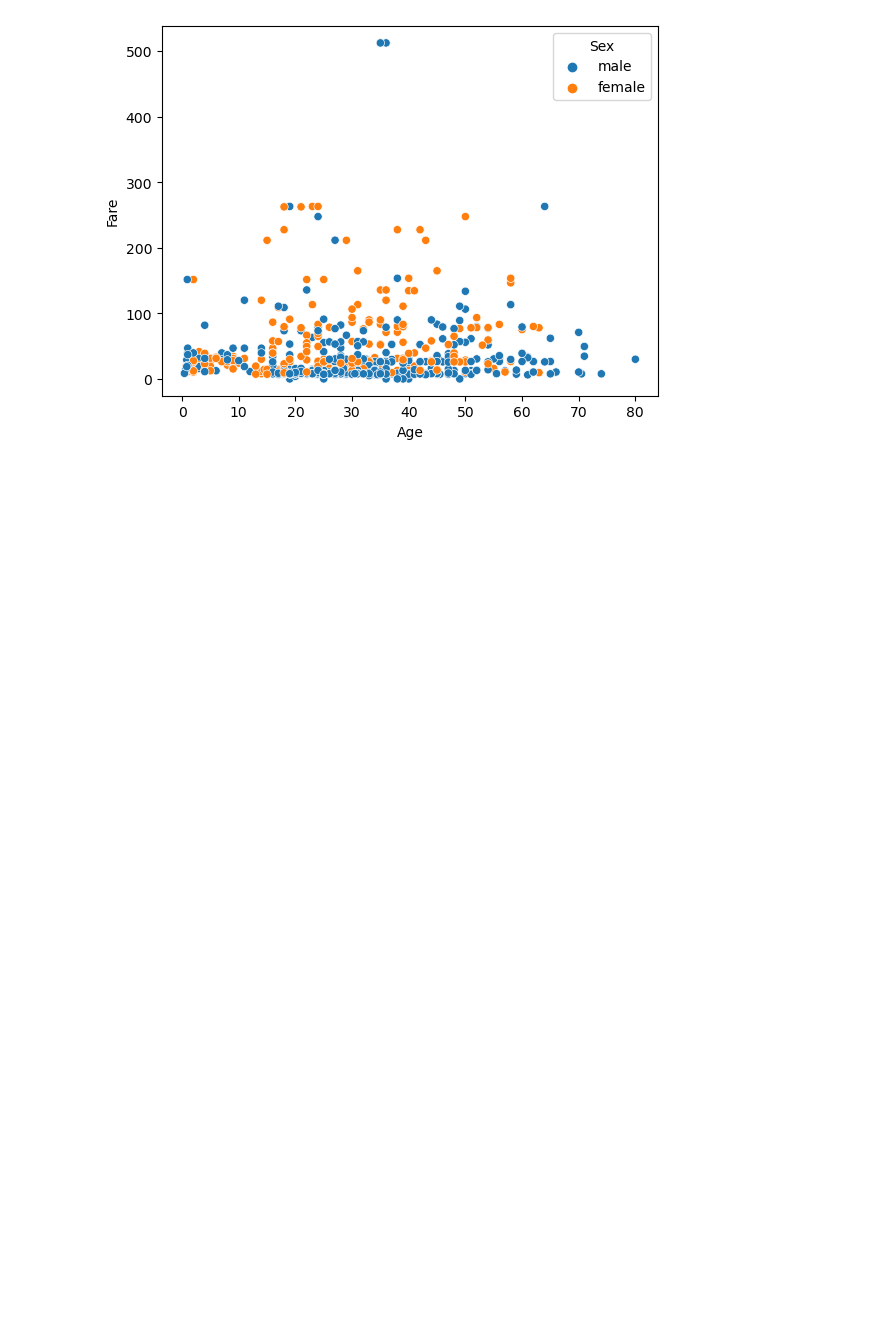
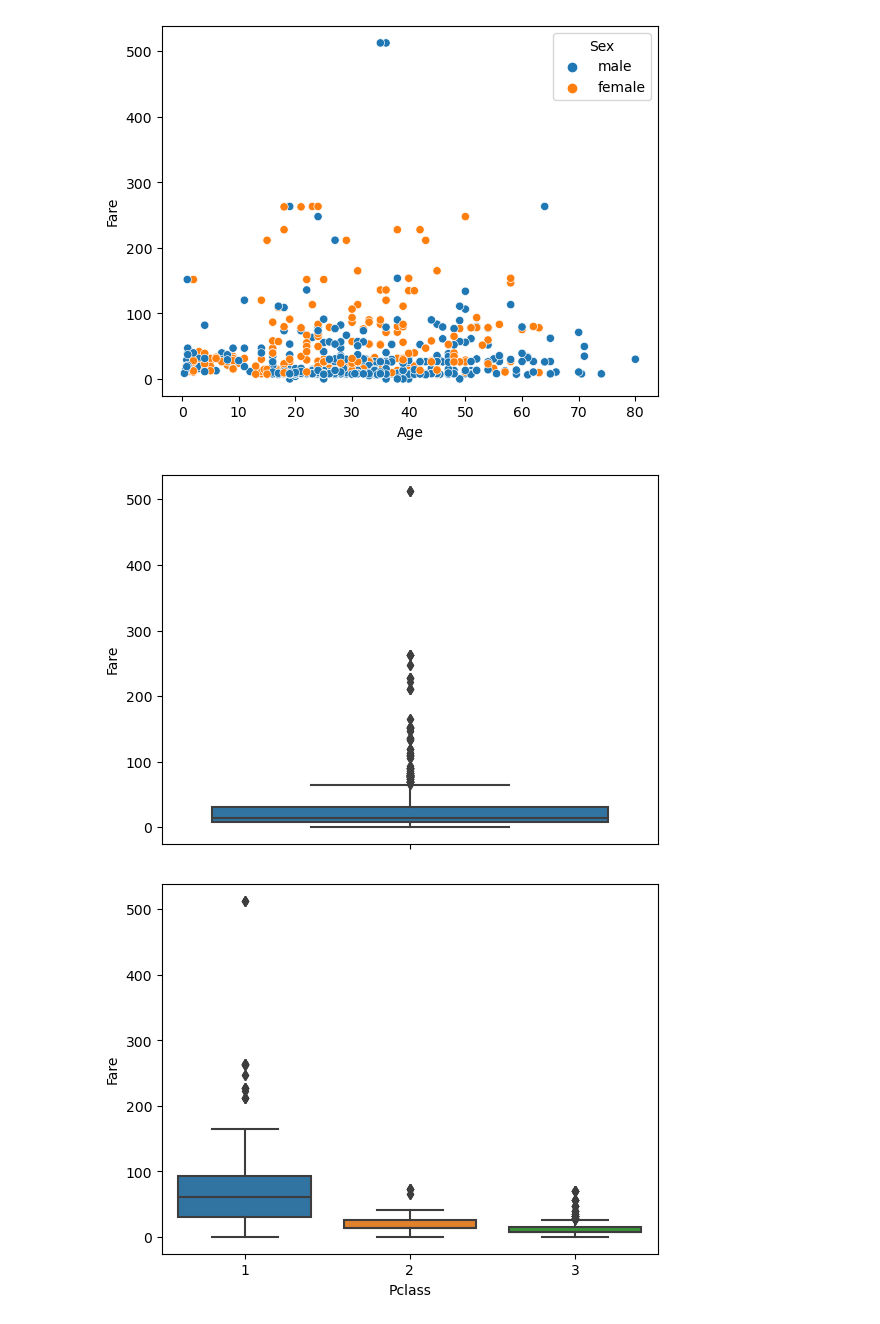
Before and after one commit to piyushhagarwal/TE-SEM2, a Jupyter notebook: DSBDA/Assignment 4/main.ipynb, the cells around one changed output. Drawn from its saved outputs; the diff is of its cells as text; code cells hidden in the pictures; blank space fills up the shorter version.

Commit message:
Added boxplot

```diff
--- a/DSBDA/Assignment 4/main.ipynb
+++ b/DSBDA/Assignment 4/main.ipynb
@@ -86,3 +85,15 @@ plt.show()
 # %% [output]
 [figure]
 [figure]
+# %%
+# Box plot
+# Box plot is used to show the distribution of a numerical variable. It is used to show the median, quartiles, and outliers of the variable.
+
+sns.boxplot(y='Fare', data = df)
+plt.show()
+
+sns.boxplot(x='Pclass', y='Fare', data = df)
+plt.show()
+# %% [output]
+[figure, added]
+[figure, added]
```
Also changed, not shown: parts of 2 cells of this notebook.
